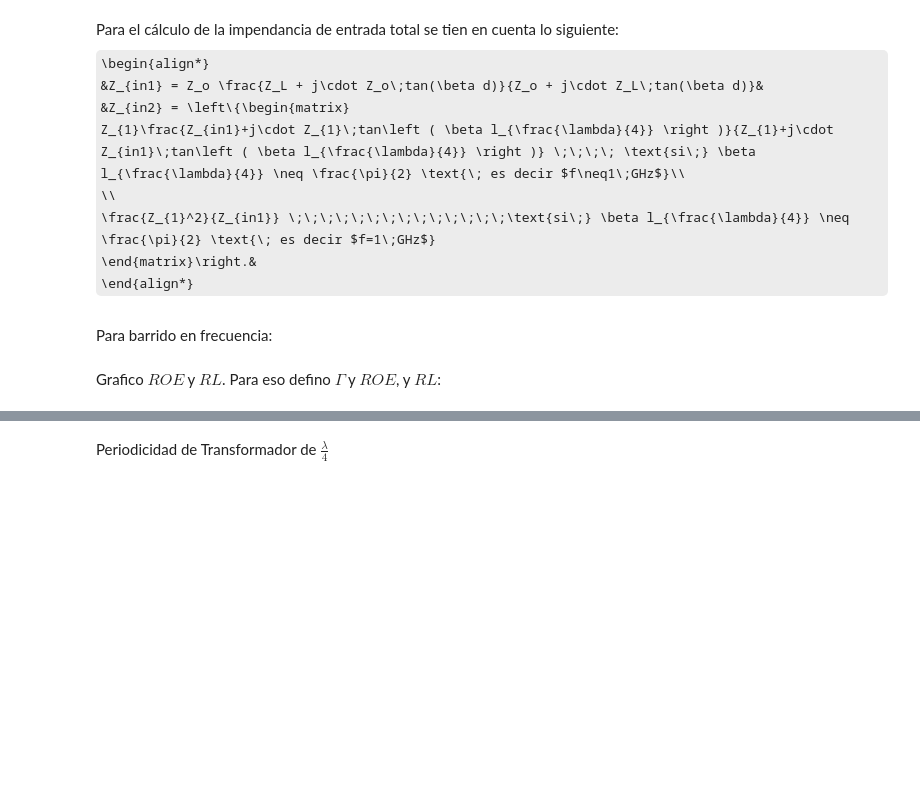
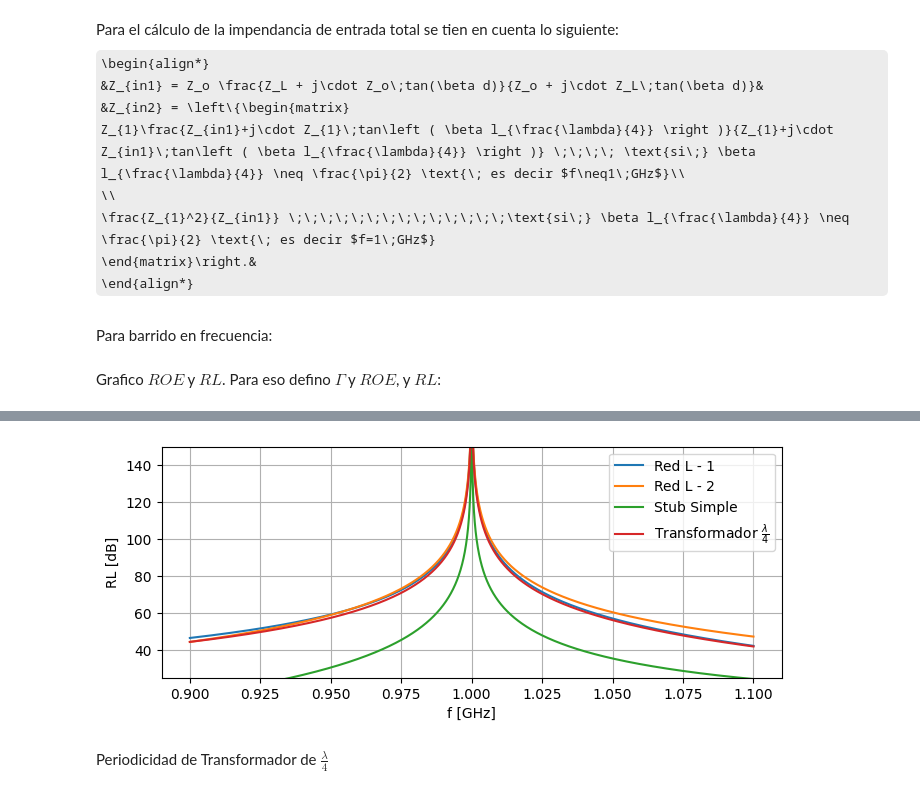
Before and after one commit to MilagrosMoutin/Microondas-TP2, a Jupyter notebook: Ejercicio2.ipynb, the cells around one changed output, grey strips where cells are left out. Drawn from its saved outputs; the diff is of its cells as text; code cells hidden in the pictures; some formulas as TeX source; blank space fills up the shorter version.

```diff
--- a/Ejercicio2.ipynb
+++ b/Ejercicio2.ipynb
@@ -292,15 +358,17 @@ plt.show()
 # %%
-fig = plt.figure(figsize=(12,4))
+plt.figure(figsize=(8,3))
 plt.grid()
 plt.plot(x*1e-9, RL(Gamma(ZL_RedL_1(x))), label="Red L - 1")
 plt.plot(x*1e-9, RL(Gamma(ZL_RedL_2(x))), label="Red L - 2")
-plt.plot(x*1e-9, RL(Gamma(ZL_stub_simple(x))), label="Stub Simple")
+plt.plot(x*1e-9, RL(Gamma(Zin_stub_simple(x))), label="Stub Simple")
 plt.plot(x*1e-9, RL(Gamma(ZL_trans(x))), label=r"Transformador $\frac{\lambda}{4}$")
 plt.xlabel("f [GHz]")
 plt.ylabel("RL [dB]")
 plt.ylim([25,150])
 plt.legend()
 plt.show()
+# %% [output]
+[figure, added]
 # %% [markdown]
 Periodicidad de Transformador de $\frac{\lambda}{4}$
 # %%
```
Also changed, not shown: parts of 28 cells of this notebook.
